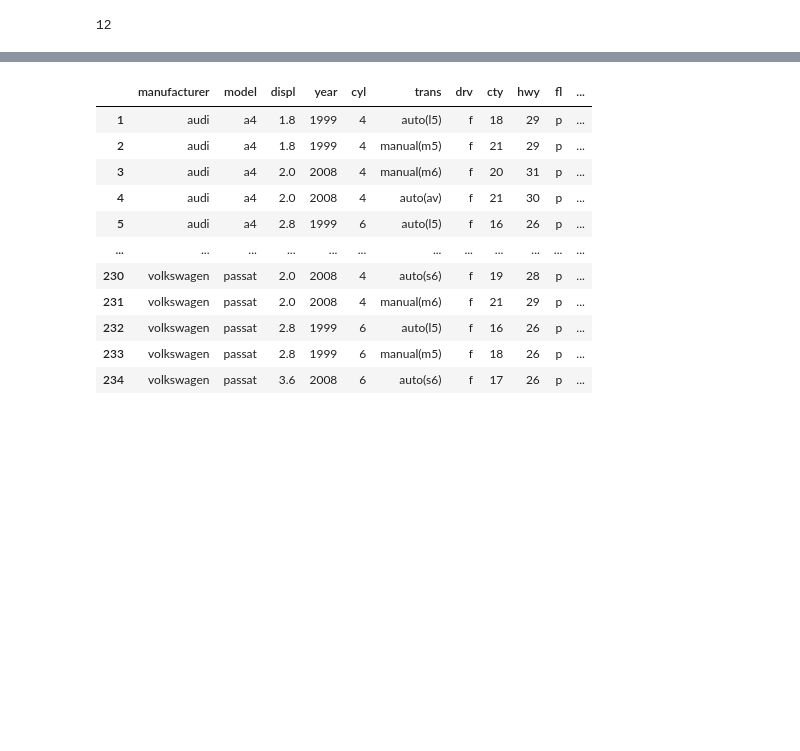
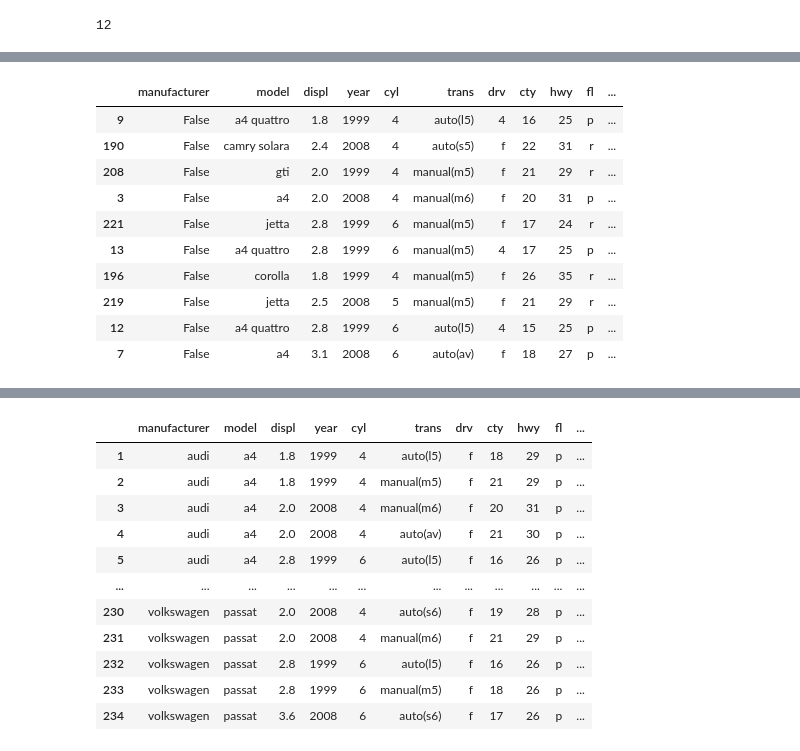
Before and after one commit to SLawsonWoods/numpy-pandas-visualization-exercises, a Jupyter notebook: dataframes.ipynb, the cells around one changed output, grey strips where cells are left out. Saved outputs shown, nothing was run; the diff lists cells and outputs as text; code cells hidden in the pictures; blank space fills up the shorter version.

```diff
--- a/dataframes.ipynb
+++ b/dataframes.ipynb
@@ -332,0 +348,16 @@ print(max_value)
+# %%
+# now return a df that includes only compact cars
+mpg_compact = mpg[mpg['class'] == 'compact']
+mpg_compact.sample(10)
+# %% [output]
+|  | manufacturer | model | displ | year | cyl | trans | drv | cty | hwy | fl | ... |
+| 9 | False | a4 quattro | 1.8 | 1999 | 4 | auto(l5) | 4 | 16 | 25 | p | ... |
+| 190 | False | camry solara | 2.4 | 2008 | 4 | auto(s5) | f | 22 | 31 | r | ... |
+| 208 | False | gti | 2.0 | 1999 | 4 | manual(m5) | f | 21 | 29 | r | ... |
+| 3 | False | a4 | 2.0 | 2008 | 4 | manual(m6) | f | 20 | 31 | p | ... |
+| 221 | False | jetta | 2.8 | 1999 | 6 | manual(m5) | f | 17 | 24 | r | ... |
+| 13 | False | a4 quattro | 2.8 | 1999 | 6 | manual(m5) | 4 | 17 | 25 | p | ... |
+| 196 | False | corolla | 1.8 | 1999 | 4 | manual(m5) | f | 26 | 35 | r | ... |
+| 219 | False | jetta | 2.5 | 2008 | 5 | manual(m5) | f | 21 | 29 | r | ... |
+| 12 | False | a4 quattro | 2.8 | 1999 | 6 | auto(l5) | 4 | 15 | 25 | p | ... |
+| 7 | False | a4 | 3.1 | 2008 | 6 | auto(av) | f | 18 | 27 | p | ... |
```
Also changed, not shown: parts of 13 cells of this notebook, 3 other files.
